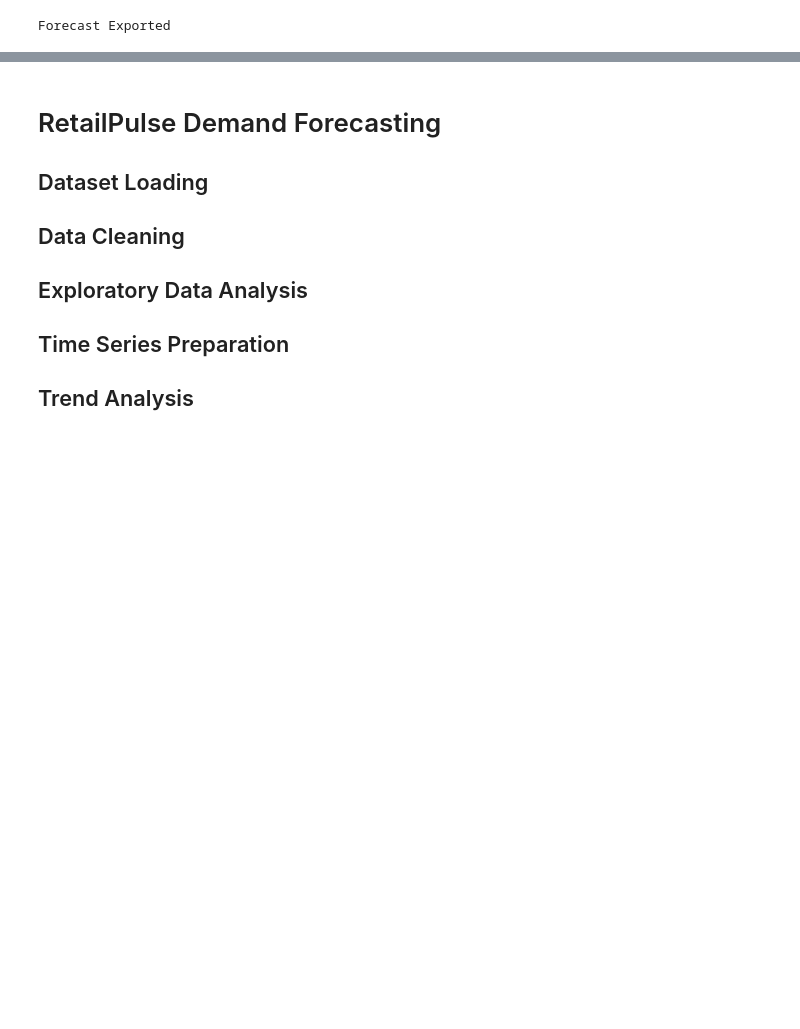
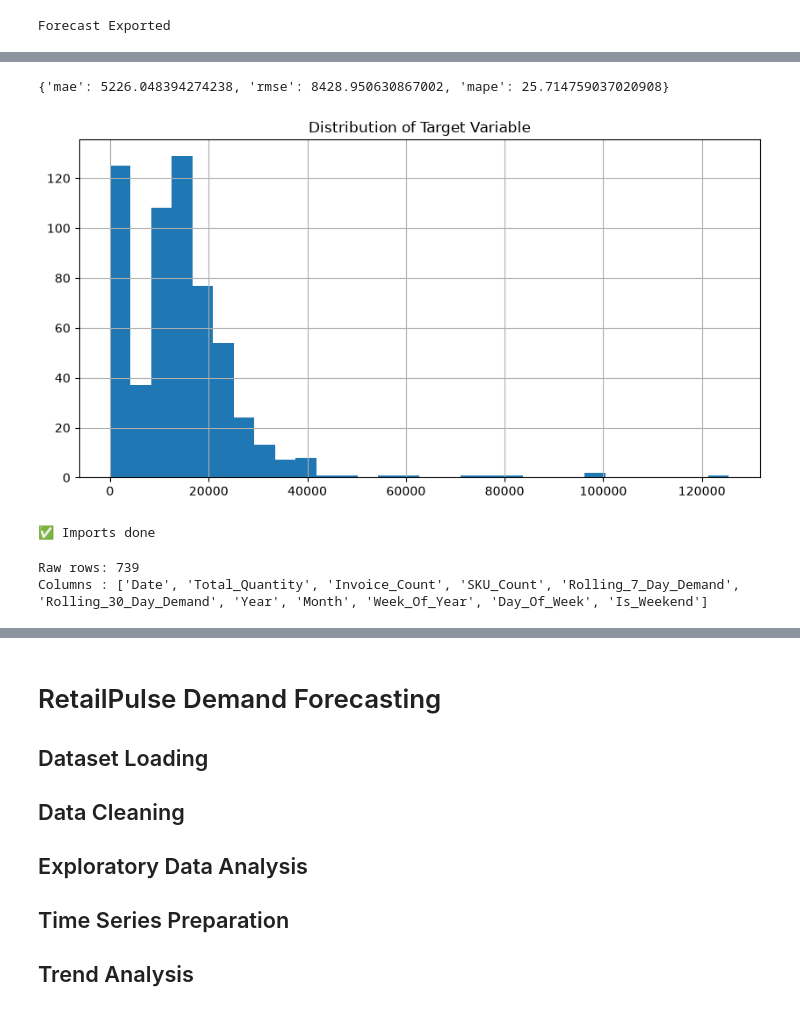
Before and after one commit to codeplayboy/RetailPulse-Zidio, a Jupyter notebook: notebooks/06_demand_forecasting.ipynb, the cells around one changed output, grey strips where cells are left out. Cells and saved outputs as stored; diff of their text form; code cells hidden in the pictures; blank space fills up the shorter version.

```diff
--- a/notebooks/06_demand_forecasting.ipynb
+++ b/notebooks/06_demand_forecasting.ipynb
@@ -601,0 +1195,45 @@ Forecast Exported
+# %%
+metrics = calculate_metrics(
+    evaluation_df["y"],
+    evaluation_df["yhat"],
+)
+
+print(metrics)
+# %% [output]
+{'mae': 5226.048394274238, 'rmse': 8428.950630867002, 'mape': 25.714759037020908}
+# %%
+import matplotlib.pyplot as plt
+
+plt.figure(figsize=(10,5))
+train["y"].hist(bins=30)
+plt.title("Distribution of Target Variable")
+plt.show()
+# %% [output]
+[figure, added]
+# %%
+# ── CELL A: Imports & Config ──
+import warnings
+from pathlib import Path
+import matplotlib.pyplot as plt
+import numpy as np
+import pandas as pd
+from prophet import Prophet
+from sklearn.metrics import mean_absolute_error, mean_squared_error
+warnings.filterwarnings("ignore")
+
+DATA_PATH = Path("../data/dataset_2_daily_demand_forecasting.csv.csv")
+OUTPUT_PATH = Path("../outputs/demand_forecast_v2.csv")
+OUTPUT_PATH.parent.mkdir(parents=True, exist_ok=True)
+print("✅ Imports done")
+# %% [output]
+✅ Imports done
+# %%
+# ── CELL B: Load Raw Data ──
+raw_df = pd.read_csv(DATA_PATH)
+raw_df["Date"] = pd.to_datetime(raw_df["Date"], errors="coerce")
+raw_df = raw_df.dropna(subset=["Date"]).sort_values("Date").reset_index(drop=True)
+print(f"Raw rows: {len(raw_df)}")
+print(f"Columns : {raw_df.columns.tolist()}")
+# %% [output]
+Raw rows: 739
+Columns : ['Date', 'Total_Quantity', 'Invoice_Count', 'SKU_Count', 'Rolling_7_Day_Demand', 'Rolling_30_Day_Demand', 'Year', 'Month', 'Week_Of_Year', 'Day_Of_Week', 'Is_Weekend']
```
Also changed, not shown: parts of 50 cells of this notebook, 11 other files.
